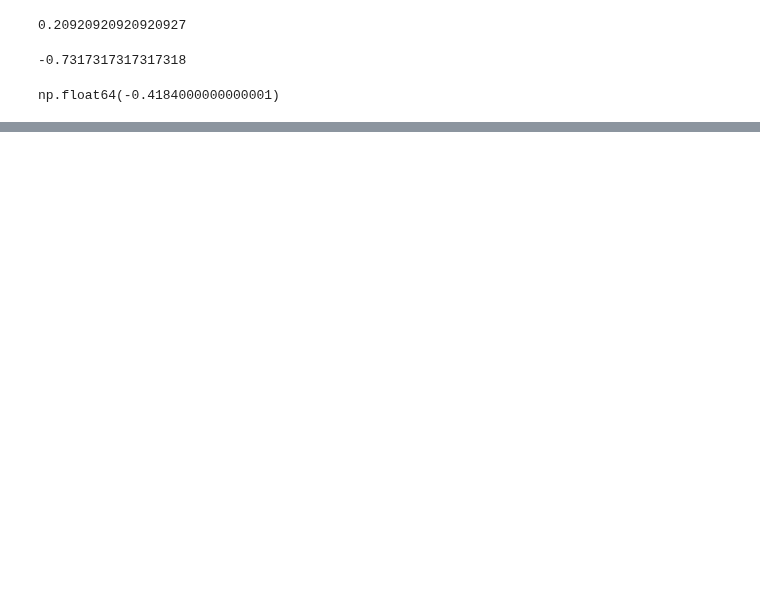
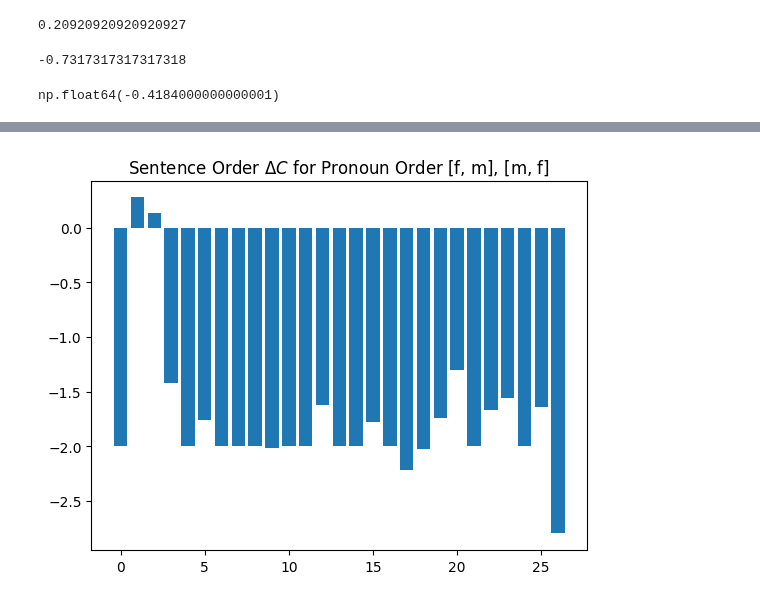
Before and after one commit to sagarkumar16/winogender_contextuality, a Jupyter notebook: notebooks/06-sk-data-exploration.ipynb, the cells around one changed output, grey strips where cells are left out. Drawn from its saved outputs; the diff is of its cells as text; code cells hidden in the pictures; blank space fills up the shorter version.

```diff
--- a/notebooks/06-sk-data-exploration.ipynb
+++ b/notebooks/06-sk-data-exploration.ipynb
@@ -140,0 +420,19 @@ SyntaxError: '{' was never closed (<unknown>, line 1)
+# %%
+worked_indices = []
+non_contextuality_fractions = []
+broken_indices = []
+
+for idx in range(60):
+    try:
+        measurement_data = sentence_order_results(idx, data, pnoun_order=[1,0])
+        frac = calculate_noncontextual_criterion(measurement_data)
+        non_contextuality_fractions.append(frac)
+        worked_indices.append(idx)
+    except IndexError:
+        broken_indices.append(idx)
+
+plt.bar(worked_indices, non_contextuality_fractions)
+plt.title(r'Sentence Order $\Delta C$ for Pronoun Order [f, m], [m, f]')
+plt.savefig('../reports/figures/sentence_contextuality_fmmf.pdf')
+# %% [output]
+[figure, added]
```
Also changed, not shown: parts of 52 cells of this notebook, 4 other files.
